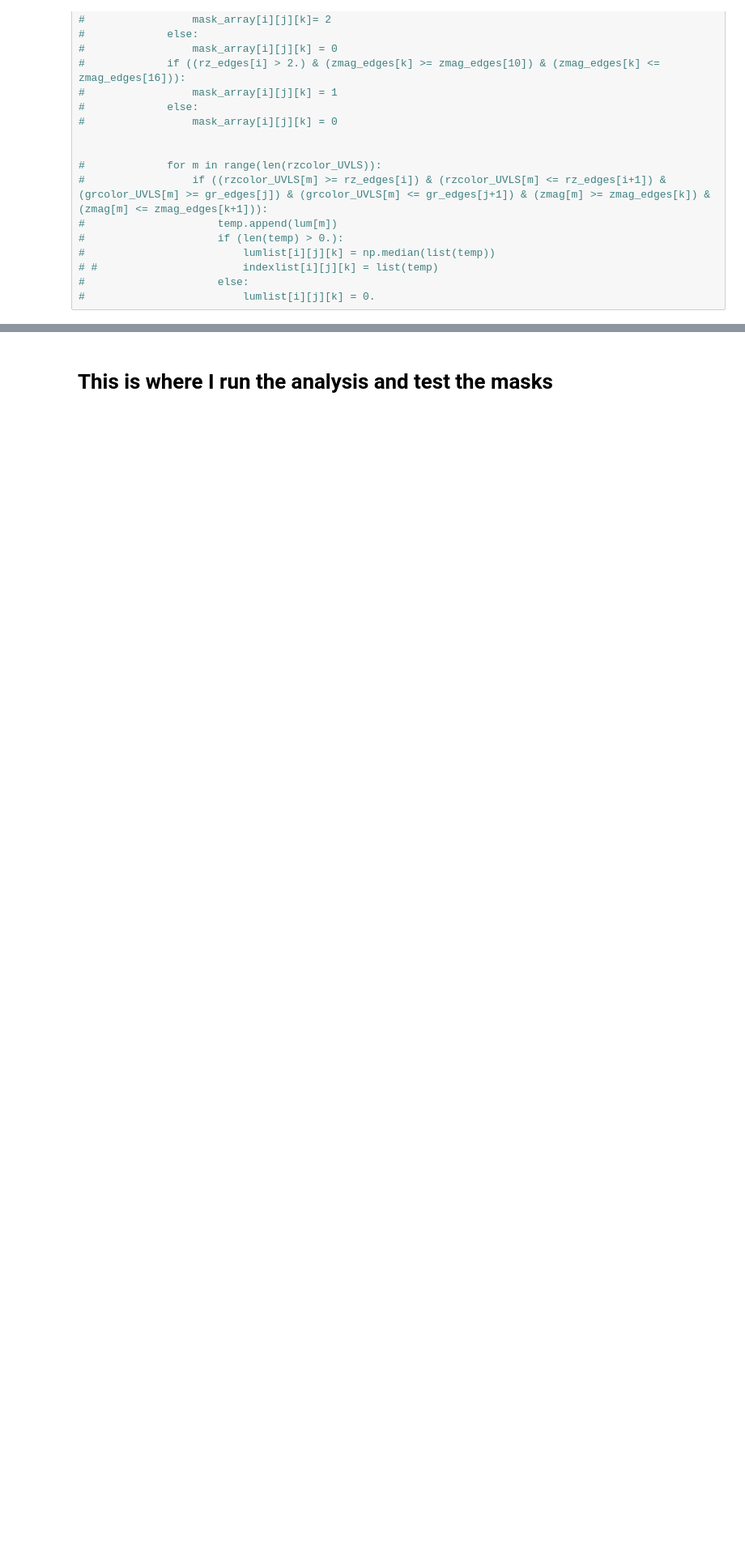
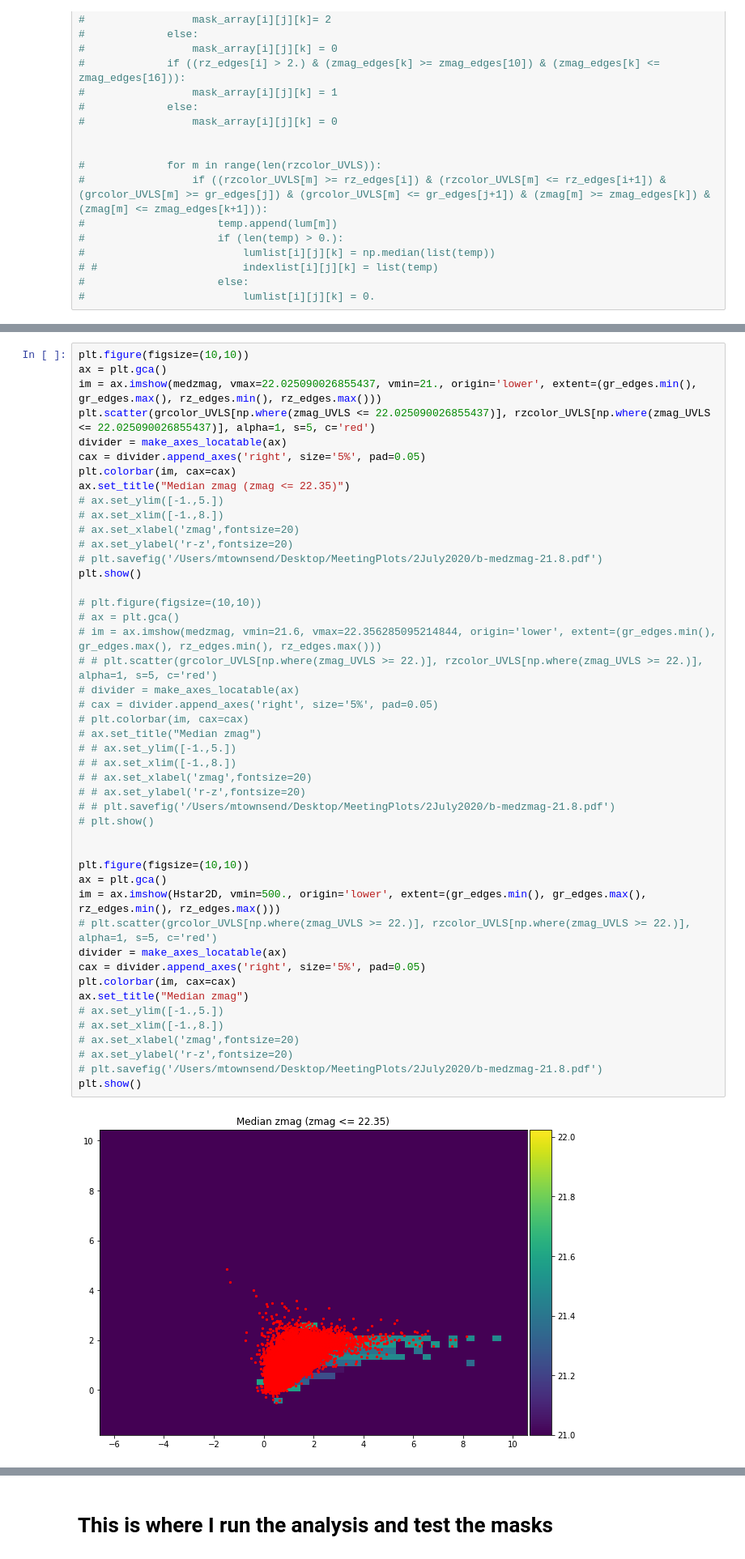
Before and after one commit to metownsend/LRG-Sats, a Jupyter notebook: making_masks2.ipynb, the cells around one changed output, grey strips where cells are left out. Shown at 81% size. Drawn from its saved outputs; the diff is of its cells as text; blank space fills up the shorter version.

```diff
--- a/making_masks2.ipynb
+++ b/making_masks2.ipynb
@@ -440,0 +465,48 @@ plt.show()
+# %%
+plt.figure(figsize=(10,10))
+ax = plt.gca()
+im = ax.imshow(medzmag, vmax=22.025090026855437, vmin=21., origin='lower', extent=(gr_edges.min(), gr_edges.max(), rz_edges.min(), rz_edges.max()))
+plt.scatter(grcolor_UVLS[np.where(zmag_UVLS <= 22.025090026855437)], rzcolor_UVLS[np.where(zmag_UVLS <= 22.025090026855437)], alpha=1, s=5, c='red')
+divider = make_axes_locatable(ax)
+cax = divider.append_axes('right', size='5%', pad=0.05)
+plt.colorbar(im, cax=cax)
+ax.set_title("Median zmag (zmag <= 22.35)")
+# ax.set_ylim([-1.,5.])
+# ax.set_xlim([-1.,8.])
+# ax.set_xlabel('zmag',fontsize=20)
+# ax.set_ylabel('r-z',fontsize=20)
+# plt.savefig('/Users/mtownsend/Desktop/MeetingPlots/2July2020/b-medzmag-21.8.pdf')
+plt.show()
+
+# plt.figure(figsize=(10,10))
+# ax = plt.gca()
+# im = ax.imshow(medzmag, vmin=21.6, vmax=22.356285095214844, origin='lower', extent=(gr_edges.min(), gr_edges.max(), rz_edges.min(), rz_edges.max()))
+# # plt.scatter(grcolor_UVLS[np.where(zmag_UVLS >= 22.)], rzcolor_UVLS[np.where(zmag_UVLS >= 22.)], alpha=1, s=5, c='red')
+# divider = make_axes_locatable(ax)
+# cax = divider.append_axes('right', size='5%', pad=0.05)
+# plt.colorbar(im, cax=cax)
+# ax.set_title("Median zmag")
+# # ax.set_ylim([-1.,5.])
+# # ax.set_xlim([-1.,8.])
+# # ax.set_xlabel('zmag',fontsize=20)
+# # ax.set_ylabel('r-z',fontsize=20)
+# # plt.savefig('/Users/mtownsend/Desktop/MeetingPlots/2July2020/b-medzmag-21.8.pdf')
+# plt.show()
+
+
+plt.figure(figsize=(10,10))
+ax = plt.gca()
+im = ax.imshow(Hstar2D, vmin=500., origin='lower', extent=(gr_edges.min(), gr_edges.max(), rz_edges.min(), rz_edges.max()))
+# plt.scatter(grcolor_UVLS[np.where(zmag_UVLS >= 22.)], rzcolor_UVLS[np.where(zmag_UVLS >= 22.)], alpha=1, s=5, c='red')
+divider = make_axes_locatable(ax)
+cax = divider.append_axes('right', size='5%', pad=0.05)
+plt.colorbar(im, cax=cax)
+ax.set_title("Median zmag")
+# ax.set_ylim([-1.,5.])
+# ax.set_xlim([-1.,8.])
+# ax.set_xlabel('zmag',fontsize=20)
+# ax.set_ylabel('r-z',fontsize=20)
+# plt.savefig('/Users/mtownsend/Desktop/MeetingPlots/2July2020/b-medzmag-21.8.pdf')
+plt.show()
+# %% [output]
+[figure, added]
```
Also changed, not shown: parts of 6 cells of this notebook.
